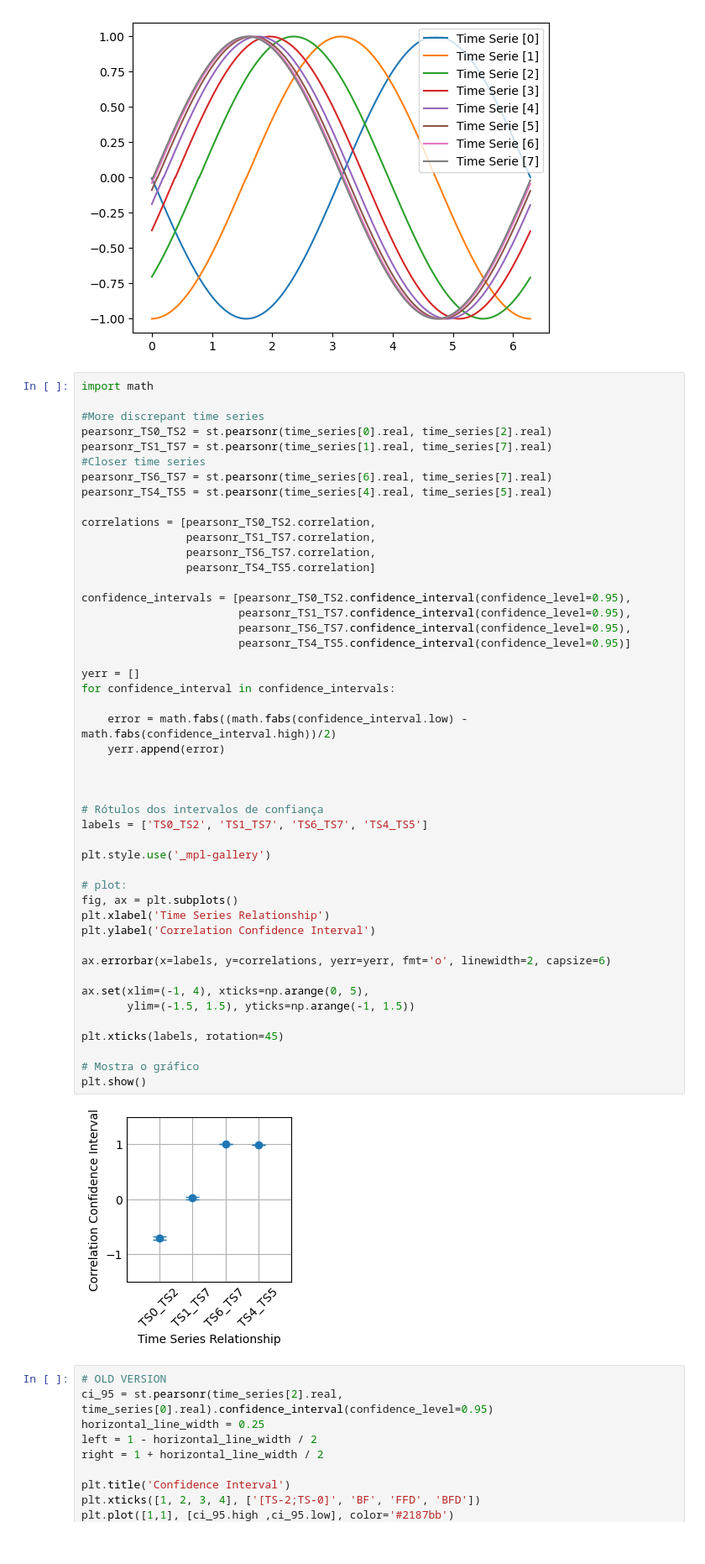
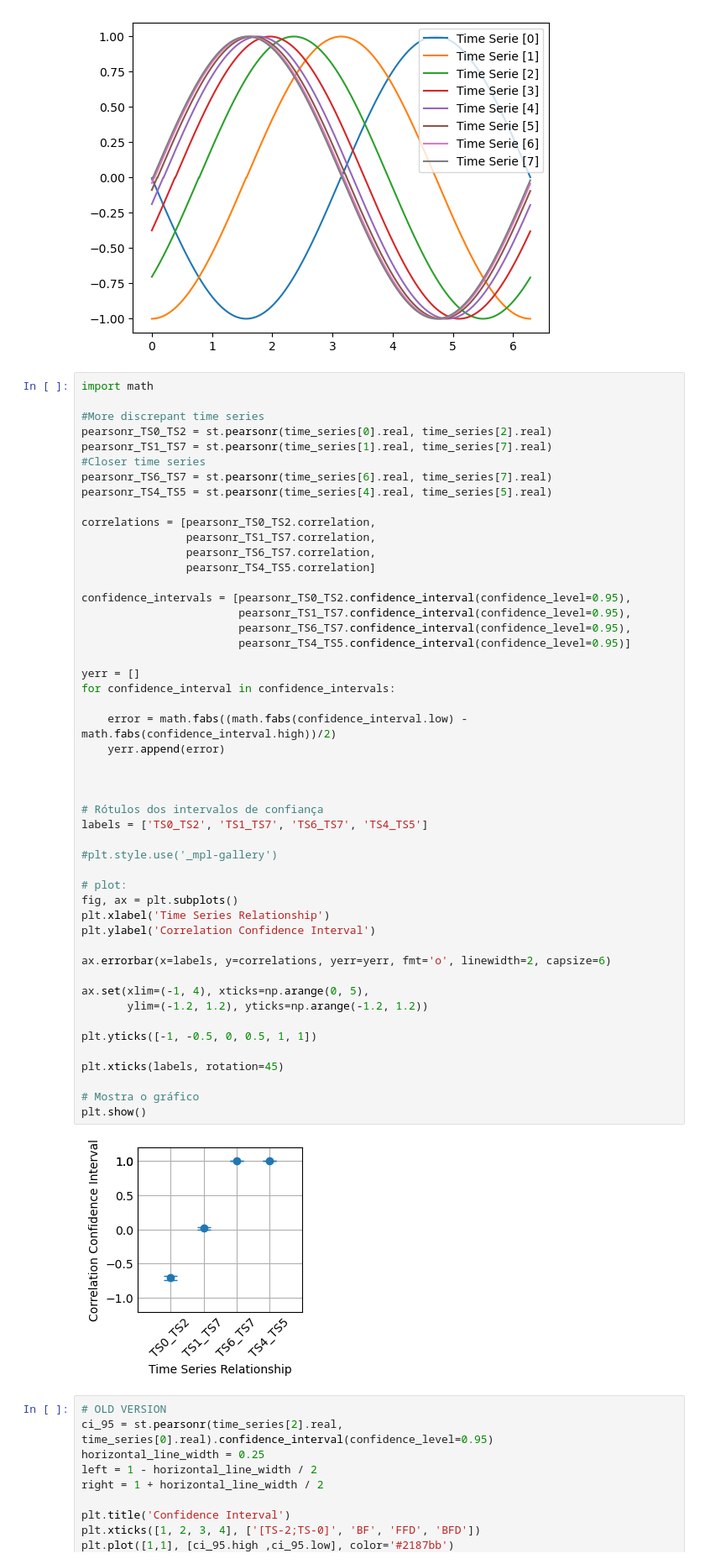
Before and after one commit to CristoferSilva/SyntheticTimeSeriesDataset, a Jupyter notebook: syntheticTimeSeriesDataset.ipynb, the cells around one changed output. Shown at 84% size. Drawn from its saved outputs; the diff is of its cells as text.

```diff
--- a/syntheticTimeSeriesDataset.ipynb
+++ b/syntheticTimeSeriesDataset.ipynb
@@ -47,36 +50,38 @@ confidence_intervals = [pearsonr_TS0_TS2.confidence_interval(confidence_level=0.
                         pearsonr_TS1_TS7.confidence_interval(confidence_level=0.95),
                         pearsonr_TS6_TS7.confidence_interval(confidence_level=0.95),
                         pearsonr_TS4_TS5.confidence_interval(confidence_level=0.95)]
 
 yerr = []
 for confidence_interval in confidence_intervals:
 
     error = math.fabs((math.fabs(confidence_interval.low) - math.fabs(confidence_interval.high))/2)
     yerr.append(error)
 
 
 
 # Rótulos dos intervalos de confiança
 labels = ['TS0_TS2', 'TS1_TS7', 'TS6_TS7', 'TS4_TS5']
 
-plt.style.use('_mpl-gallery')
+#plt.style.use('_mpl-gallery')
 
 # plot:
 fig, ax = plt.subplots()
 plt.xlabel('Time Series Relationship')
 plt.ylabel('Correlation Confidence Interval')
 
 ax.errorbar(x=labels, y=correlations, yerr=yerr, fmt='o', linewidth=2, capsize=6)
 
 ax.set(xlim=(-1, 4), xticks=np.arange(0, 5),
-       ylim=(-1.5, 1.5), yticks=np.arange(-1, 1.5))
+       ylim=(-1.2, 1.2), yticks=np.arange(-1.2, 1.2))
+
+plt.yticks([-1, -0.5, 0, 0.5, 1, 1])
 
 plt.xticks(labels, rotation=45)
 
 # Mostra o gráfico
 plt.show()
 # %% [output]
-[figure, old version]
+[figure, new version]
 # %%
 # OLD VERSION
 ci_95 = st.pearsonr(time_series[2].real, time_series[0].real).confidence_interval(confidence_level=0.95)
```
Also changed, not shown: parts of 1 cell of this notebook, 2 other files.
